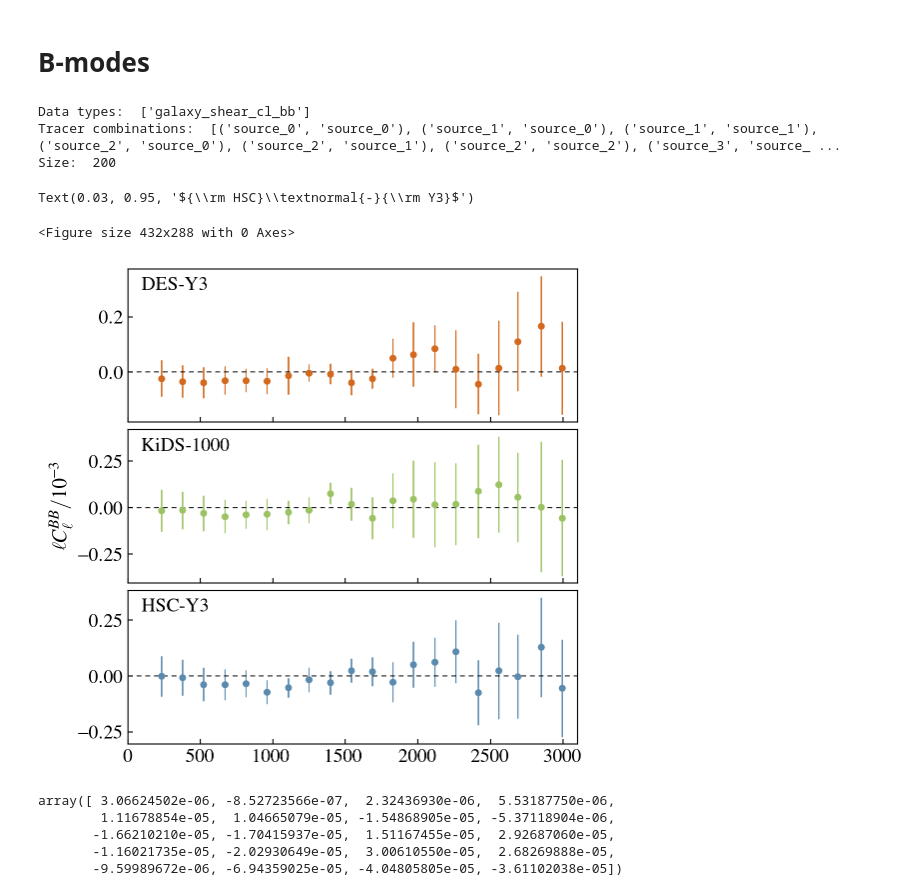
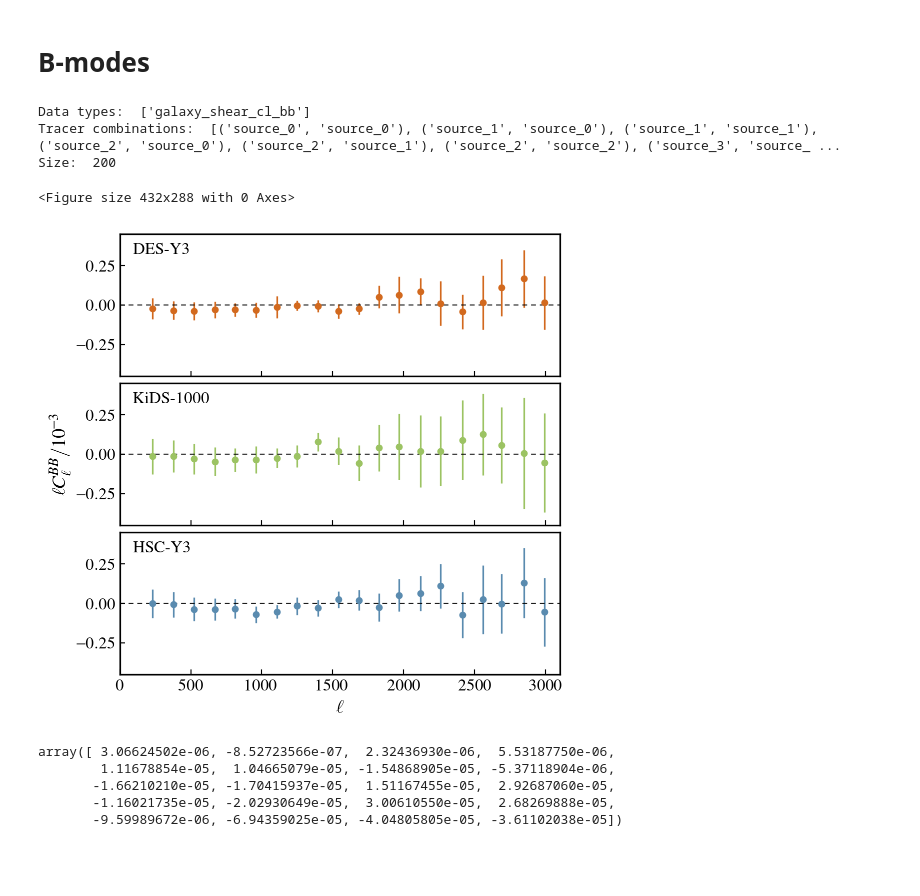
Before and after one commit to LSSTDESC/nulltests_txpipe, a Jupyter notebook: paper_plots.ipynb, the cells around one changed output. Saved outputs shown, nothing was run; the diff lists cells and outputs as text; code cells hidden in the pictures; blank space fills up the shorter version.

Commit message:
update plots ipynb

```diff
--- a/paper_plots.ipynb
+++ b/paper_plots.ipynb
@@ -193,13 +202,13 @@ for axis in [ax2.xaxis]:
 import matplotlib.pyplot as plt
 import sacc
 
-matplotlib.rcParams.update({'font.size': 14})
+matplotlib.rcParams.update({'font.size': 12})
 
 
 plt.clf()
-fig = plt.figure(figsize=(4.5,5),dpi=100)
+fig = plt.figure(figsize=(5.5,5),dpi=100)
 
-gs  = gridspec.GridSpec(3, 1, top=0.95, right=1.00, left=0.00, bottom=0.00,hspace=0.05,wspace=0.15)
+gs  = gridspec.GridSpec(3, 1, top=0.98, right=0.96, left=0.16, bottom=0.1,hspace=0.05,wspace=0.15)
 ax0 = plt.subplot(gs[0])
 ax1 = plt.subplot(gs[1])
 ax2 = plt.subplot(gs[2])
@@ -220,49 +229,59 @@ l, cl3, cov3 = s.get_ell_cl('galaxy_shear_cl_bb', 'source_3','source_3', return_
 #ax0.errorbar(l,cl0,yerr=np.diag(cov0)**0.5,ls='None',marker='o',elinewidth=0.7,ms=4, color='dimgray')
 #ax0.errorbar(l+20,cl1,yerr=np.diag(cov1)**0.5,ls='None',marker='^',elinewidth=0.7,ms=4, color='teal')
 #ax0.errorbar(l+40,cl2,yerr=np.diag(cov2)**0.5,ls='None',marker='s',elinewidth=0.7,ms=4, color='chocolate')
-ax0.errorbar(l+60,cl3/1e-3,yerr=np.diag(cov2)**0.5/1e-3,ls='None',marker='o',elinewidth=1.,ms=4, color=descol)
+ax0.errorbar(l+60,cl3/1e-3,yerr=np.diag(cov2)**0.5/1e-3,ls='None',marker='o',elinewidth=1.2,ms=4, color=descol)
 ax0.plot(np.zeros(3100),'k--',lw=0.7,dashes=(5,4))
 ax0.set_xlim(0,3100)
+ax0.set_ylim(-0.45,0.45)
 plt.setp(ax0.get_xticklabels(), visible=False)
 ax0.tick_params(axis="both",which='both',direction="in")
-ax0.text(0.03,0.95,r'${\rm DES\textnormal{-}Y3}$',ha='left',va='top',  transform=ax0.transAxes)
+ax0.text(0.03,0.94,r'${\rm DES\textnormal{-}Y3}$',ha='left',va='top',  transform=ax0.transAxes)
 
 
 s = sacc.Sacc.load_fits("/global/cfs/cdirs/lsst/groups/WL/users/yomori/repo/txpipe/testbb/data/kids/outputs/meansubperfield/twopoint_data_fourier_pureB.sacc")
 
 l, cl0, cov0 = s.get_ell_cl('galaxy_shear_cl_bb', 'source_0','source_0', return_cov=True)
 l, cl1, cov1 = s.get_ell_cl('galaxy_shear_cl_bb', 'source_1','source_1', return_cov=True)
 l, cl2, cov2 = s.get_ell_cl('galaxy_shear_cl_bb', 'source_2','source_2', return_cov=True)
 l, cl3, cov3 = s.get_ell_cl('galaxy_shear_cl_bb', 'source_3','source_3', return_cov=True)
 
-ax1.errorbar(l+60,cl3/1e-3,yerr=np.diag(cov2)**0.5/1e-3,ls='None',marker='o',elinewidth=1.,ms=4, color=kidscol)
+ax1.errorbar(l+60,cl3/1e-3,yerr=np.diag(cov2)**0.5/1e-3,ls='None',marker='o',elinewidth=1.2,ms=4, color=kidscol)
 ax1.plot(np.zeros(3100),'k--',lw=0.7,dashes=(5,4))
 ax1.set_xlim(0,3100)
+ax1.set_ylim(-0.45,0.45)
 plt.setp(ax1.get_xticklabels(), visible=False)
 ax1.tick_params(axis="both",which='both',direction="in")
-ax1.text(0.03,0.95,r'${\rm KiDS \textnormal{-} 1000}$',ha='left',va='top',  transform=ax1.transAxes)
+ax1.text(0.03,0.94,r'${\rm KiDS \textnormal{-} 1000}$',ha='left',va='top',  transform=ax1.transAxes)
 
-ax1.set_ylabel(r"$\ell C_{\ell}^{BB}/10^{-3}$",size=15)
+ax1.set_ylabel(r"$\ell C_{\ell}^{BB}/10^{-3}$",size=14)
 
 s = sacc.Sacc.load_fits("/global/cfs/cdirs/lsst/groups/WL/users/yomori/repo/txpipe/testbb/data/hsc-y3/outputs//shearsys/twopoint_data_fourier_pureB.sacc")
 
 l, cl0, cov0 = s.get_ell_cl('galaxy_shear_cl_bb', 'source_0','source_0', return_cov=True)
 l, cl1, cov1 = s.get_ell_cl('galaxy_shear_cl_bb', 'source_1','source_1', return_cov=True)
 l, cl2, cov2 = s.get_ell_cl('galaxy_shear_cl_bb', 'source_2','source_2', return_cov=True)
 l, cl3, cov3 = s.get_ell_cl('galaxy_shear_cl_bb', 'source_3','source_3', return_cov=True)
 
-ax2.errorbar(l+60,cl3/1e-3,yerr=np.diag(cov2)**0.5/1e-3,ls='None',marker='o',elinewidth=1.,ms=4, color=hsccol)
+ax2.errorbar(l+60,cl3/1e-3,yerr=np.diag(cov2)**0.5/1e-3,ls='None',marker='o',elinewidth=1.2,ms=4, color=hsccol)
 ax2.plot(np.zeros(3100),'k--',lw=0.7,dashes=(5,4))
 ax2.set_xlim(0,3100)
+ax2.set_ylim(-0.45,0.45)
 ax2.tick_params(axis="both",which='both',direction="in")
-ax2.text(0.03,0.95,r'${\rm HSC}\textnormal{-}{\rm Y3}$',ha='left',va='top',  transform=ax2.transAxes)
+ax2.text(0.03,0.94,r'${\rm HSC}\textnormal{-}{\rm Y3}$',ha='left',va='top',  transform=ax2.transAxes)
+ax2.set_xlabel(r"$\ell$",size=14)
+
+for axis in ['top','bottom','left','right']:
+    ax0.spines[axis].set_linewidth(1.2)
+    ax1.spines[axis].set_linewidth(1.2)
+    ax2.spines[axis].set_linewidth(1.2)
+
+plt.savefig('/global/cfs/cdirs/lsst/groups/WL/users/yomori/repo/nulltests_txpipe/plots/hybrideb.pdf',dpi=200)
 # %% [output]
 Data types:  ['galaxy_shear_cl_bb']
 Tracer combinations:  [('source_0', 'source_0'), ('source_1', 'source_0'), ('source_1', 'source_1'), ('source_2', 'source_0'), ('source_2', 'source_1'), ('source_2', 'source_2'), ('source_3', 'source_ ...
 Size:  200
-Text(0.03, 0.95, '${\\rm HSC}\\textnormal{-}{\\rm Y3}$')
+<Figure size 432x288 with 0 Axes>
-<Figure size 432x288 with 0 Axes>
-[figure, old version]
+[figure, new version]
 # %%
 cl0
 # %% [output]
```
Also changed, not shown: parts of 1 cell of this notebook.
